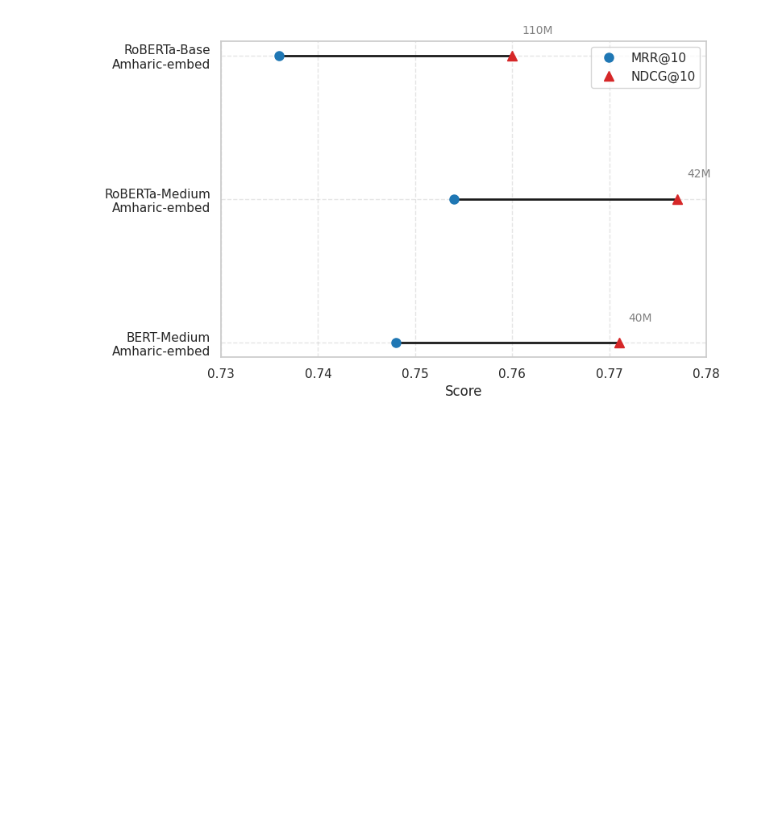
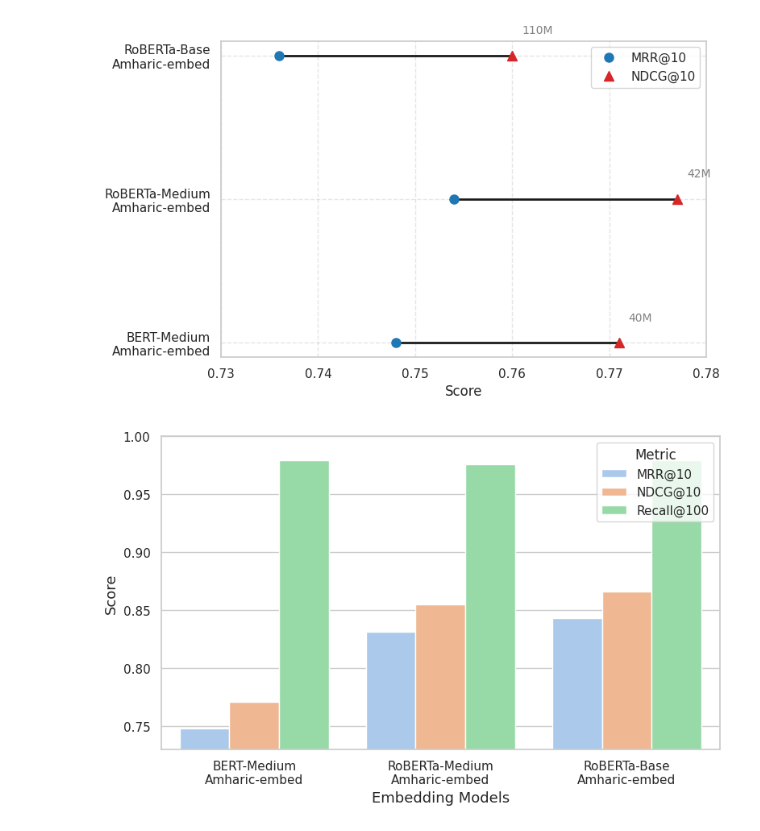
Before and after one commit to kidist-amde/amharic-ir-benchmarks, a Jupyter notebook: notebooks/analysis_colbert_model_comparison.ipynb, the cells around one changed output. Cells and saved outputs as stored; diff of their text form; code cells hidden in the pictures; blank space fills up the shorter version.

Commit message:
Add ColBERT model comparison and hyperparameter sensitivity analysis notebooks

```diff
--- a/notebooks/analysis_colbert_model_comparison.ipynb
+++ b/notebooks/analysis_colbert_model_comparison.ipynb
@@ -554,3 +554,43 @@ plt.show()
 plt.close()
 # %% [output]
 [figure]
+# %%
+import matplotlib.pyplot as plt
+import seaborn as sns
+import pandas as pd
+import numpy as np
+
+# Data
+models = [
+    "BERT-Medium\nAmharic-embed",
+    "RoBERTa-Medium\nAmharic-embed",
+    "RoBERTa-Base\nAmharic-embed"
+]
+params = [40, 42, 110]  # in millions
+mrr = [0.748, 0.831, 0.843]
+ndcg = [0.771, 0.855, 0.866]
+recall100 = [0.979, 0.976, 0.979]
+
+# Create DataFrame
+plot_data = pd.DataFrame({
+    'Model': models * 3,
+    'Metric': ['MRR@10'] * 3 + ['NDCG@10'] * 3 + ['Recall@100'] * 3,
+    'Score': mrr + ndcg + recall100
+})
+
+# Set font and style
+plt.rcParams['font.family'] = 'Times New Roman'
+sns.set(style="whitegrid")
+
+# Grouped Bar Plot
+plt.figure(figsize=(8, 5))
+sns.barplot(x='Model', y='Score', hue='Metric', data=plot_data, palette='pastel')
+plt.xlabel('Embedding Models', fontsize=13)
+plt.ylabel('Score', fontsize=13)
+plt.ylim(0.73, 1.0)
+plt.tight_layout()
+plt.savefig("barplot_mrr_ndcg_recall100.pdf", format="pdf", bbox_inches='tight', dpi=300)
+plt.show()
+plt.close()
+# %% [output]
+[figure, added]
```
Also changed, not shown: parts of 10 cells of this notebook, 1 other file.
